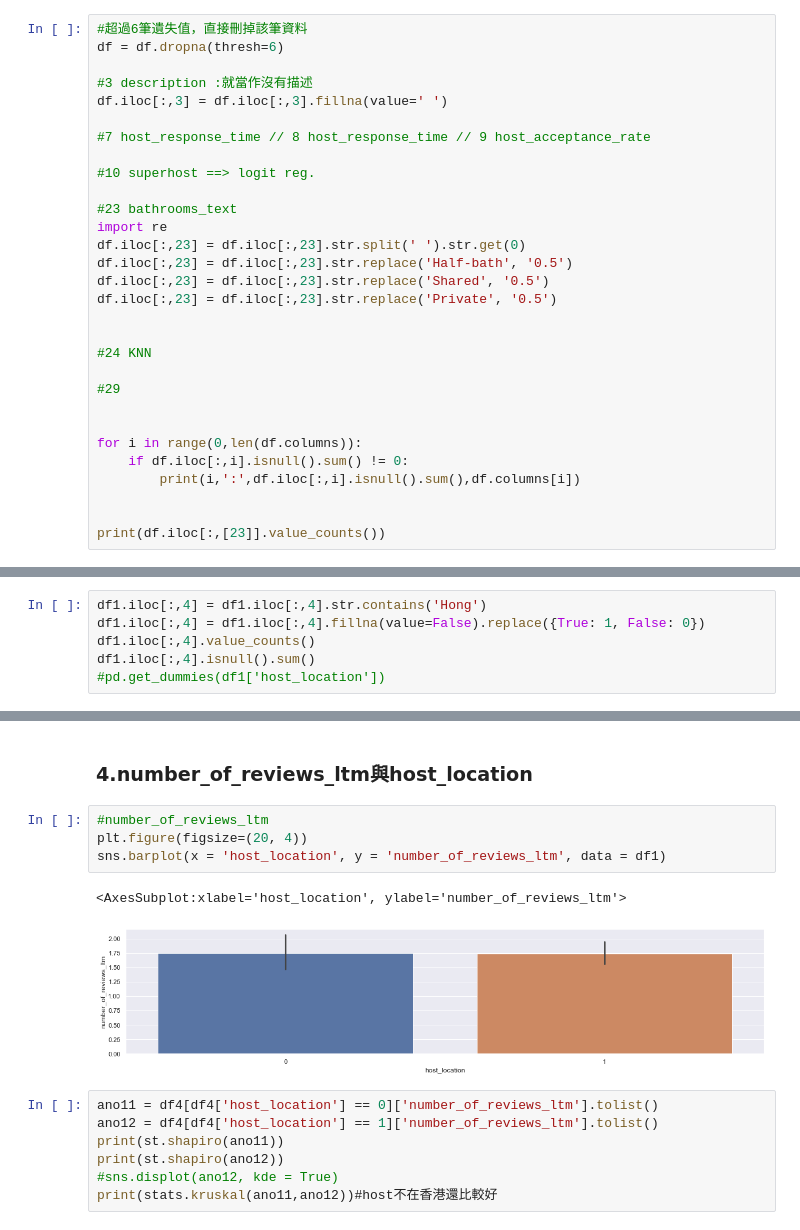
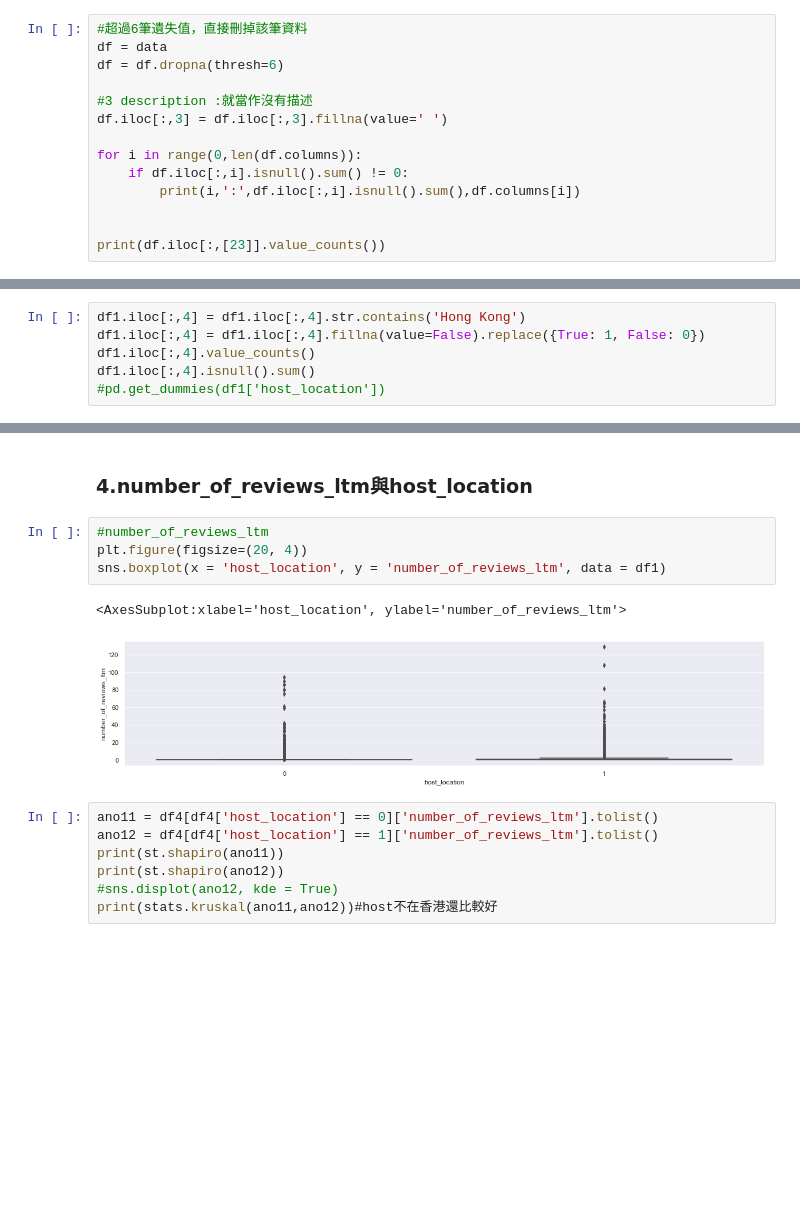
Before and after one commit to myhuang17/2023-Spring-BigDataAnalysis, a Jupyter notebook: model_pred.ipynb, the cells around one changed output, grey strips where cells are left out. Cells and saved outputs as stored; diff of their text form; blank space fills up the shorter version.

```diff
--- a/model_pred.ipynb
+++ b/model_pred.ipynb
@@ -189,26 +144,10 @@ dtype: int64
 # %%
 #超過6筆遺失值，直接刪掉該筆資料
+df = data
 df = df.dropna(thresh=6)
 
 #3 description :就當作沒有描述
 df.iloc[:,3] = df.iloc[:,3].fillna(value=' ')
-
-#7 host_response_time // 8 host_response_time // 9 host_acceptance_rate
-
-#10 superhost ==> logit reg.
-
-#23 bathrooms_text
-import re
-df.iloc[:,23] = df.iloc[:,23].str.split(' ').str.get(0)
-df.iloc[:,23] = df.iloc[:,23].str.replace('Half-bath', '0.5')
-df.iloc[:,23] = df.iloc[:,23].str.replace('Shared', '0.5')
-df.iloc[:,23] = df.iloc[:,23].str.replace('Private', '0.5')
-
-
-#24 KNN
-
-#29
-
 
 for i in range(0,len(df.columns)):
     if df.iloc[:,i].isnull().sum() != 0:
@@ -322,7 +241,7 @@ Seoul, South Korea                1
 Montreal, Canada                  1
 Name: host_location, Length: 84, dtype: int64
 # %%
-df1.iloc[:,4] = df1.iloc[:,4].str.contains('Hong')
+df1.iloc[:,4] = df1.iloc[:,4].str.contains('Hong Kong')
 df1.iloc[:,4] = df1.iloc[:,4].fillna(value=False).replace({True: 1, False: 0})
 df1.iloc[:,4].value_counts()
 df1.iloc[:,4].isnull().sum()
@@ -1048,10 +937,10 @@ KruskalResult(statistic=83.36028023474609, pvalue=6.8382265628801e-20)
 # %%
 #number_of_reviews_ltm
 plt.figure(figsize=(20, 4))
-sns.barplot(x = 'host_location', y = 'number_of_reviews_ltm', data = df1)
+sns.boxplot(x = 'host_location', y = 'number_of_reviews_ltm', data = df1)
 # %% [output]
 <AxesSubplot:xlabel='host_location', ylabel='number_of_reviews_ltm'>
-[figure, old version]
+[figure, new version]
 # %%
 ano11 = df4[df4['host_location'] == 0]['number_of_reviews_ltm'].tolist()
 ano12 = df4[df4['host_location'] == 1]['number_of_reviews_ltm'].tolist()
```
Also changed, not shown: parts of 55 cells of this notebook.
